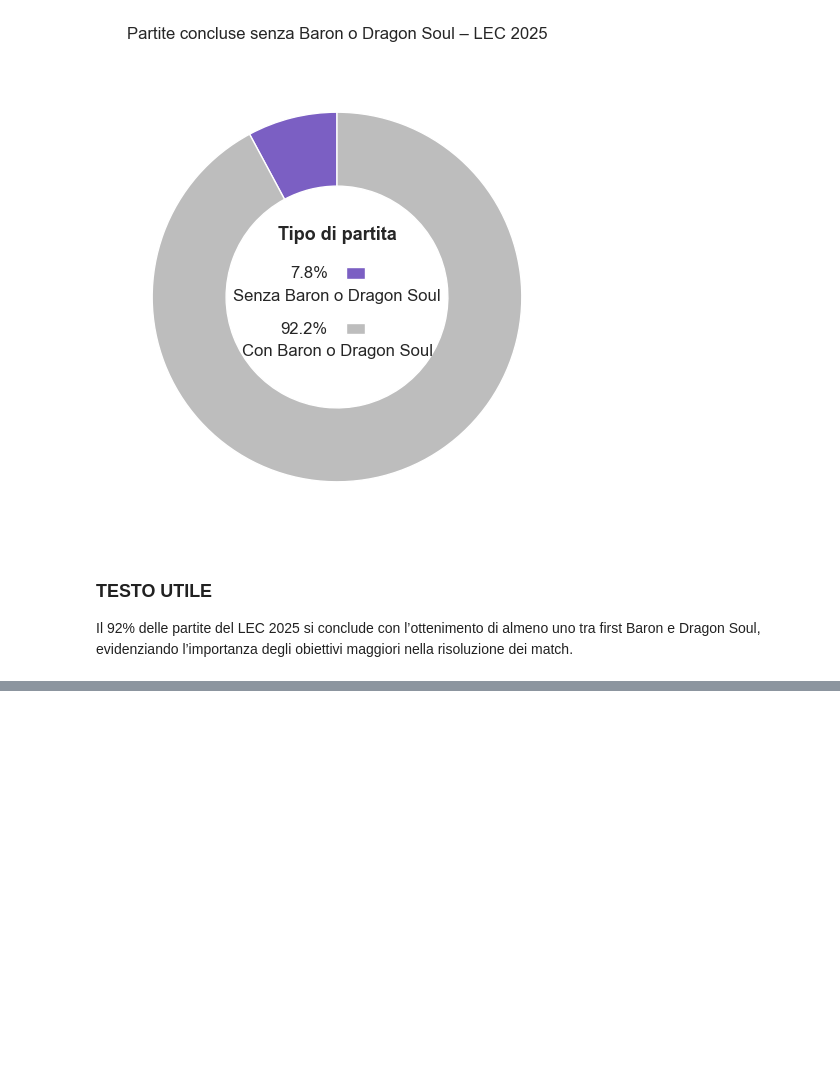
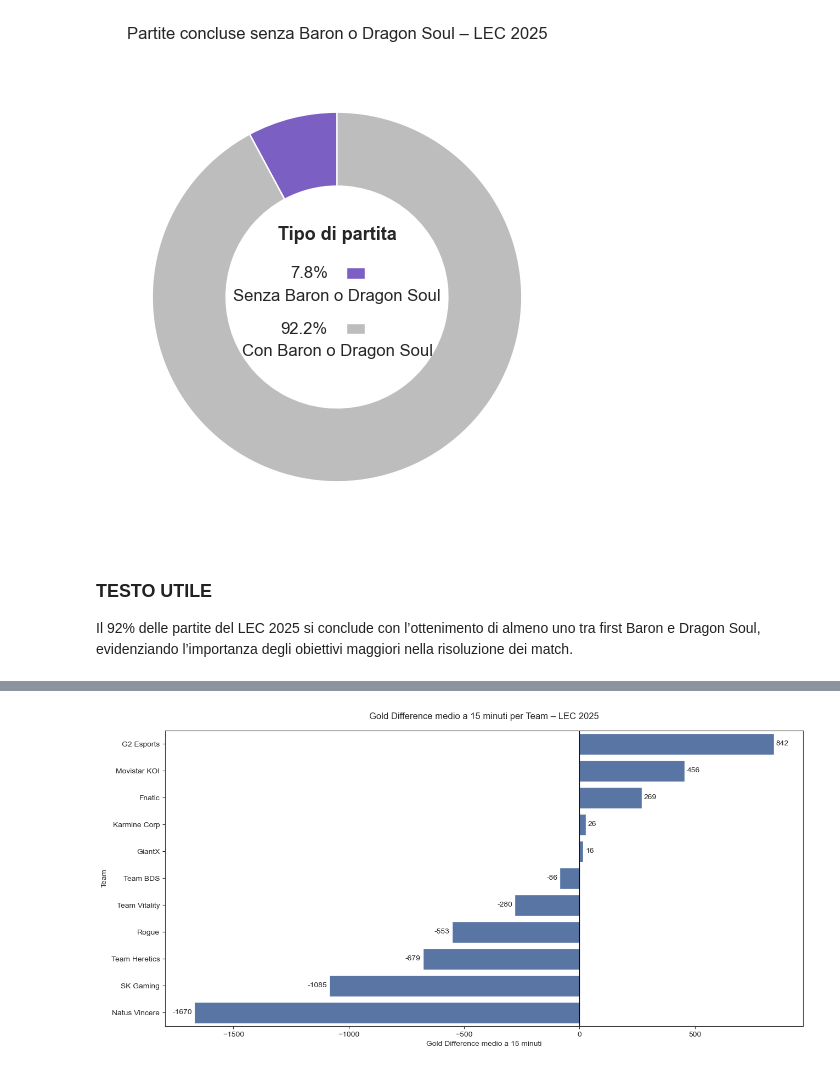
Before and after one commit to AnalystEca/G2-project-analysis, a Jupyter notebook: G2_analisi.ipynb, the cells around one changed output, grey strips where cells are left out. Drawn from its saved outputs; the diff is of its cells as text; code cells hidden in the pictures; blank space fills up the shorter version.

Commit message:
effettuata analisi delle prime due domande relative alle performance di team

```diff
--- a/G2_analisi.ipynb
+++ b/G2_analisi.ipynb
@@ -794,0 +825,15 @@ Il 92% delle partite del LEC 2025 si conclude con l’ottenimento di almeno uno
+# %%
+avg_gold_team = (
+    avg_goldAt15_team
+    .groupby('teamname', as_index=False)
+    .agg(
+        avg_golddiff15=('golddiffat15', 'mean')
+    )
+)
+
+avg_gold_team = avg_gold_team.sort_values(
+    'avg_golddiff15',
+    ascending=False
+)
+
+avg_gold_team.head(20)
@@ -794,0 +853,31 @@ Il 92% delle partite del LEC 2025 si conclude con l’ottenimento di almeno uno
+# %%
+plt.figure(figsize=(15, 7))
+
+ax = sns.barplot(
+    data=avg_gold_team,
+    x='avg_golddiff15',
+    y='teamname',
+    color='#4c72b0'
+)
+
+ax.set_title(
+    'Gold Difference medio a 15 minuti per Team – LEC 2025',
+    pad=15
+)
+ax.set_xlabel('Gold Difference medio a 15 minuti')
+ax.set_ylabel('Team')
+
+# linea di riferimento a 0
+ax.axvline(0, color='black', linewidth=1)
+
+# etichette valori
+for c in ax.containers:
+    ax.bar_label(
+        c,
+        fmt='%.0f',
+        padding=3
+    )
+
+plt.show()
+# %% [output]
+[figure, added]
```
Also changed, not shown: parts of 8 cells of this notebook, 1 other file.
